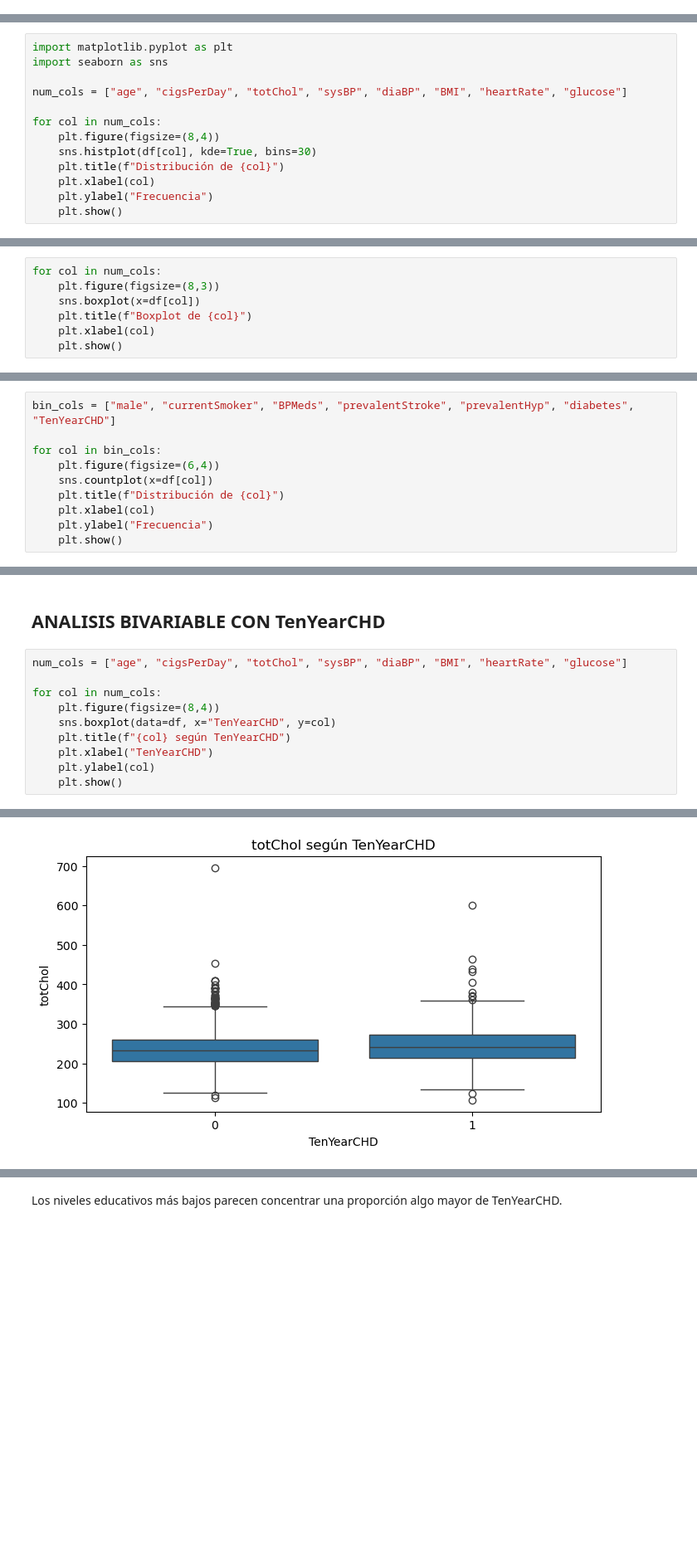
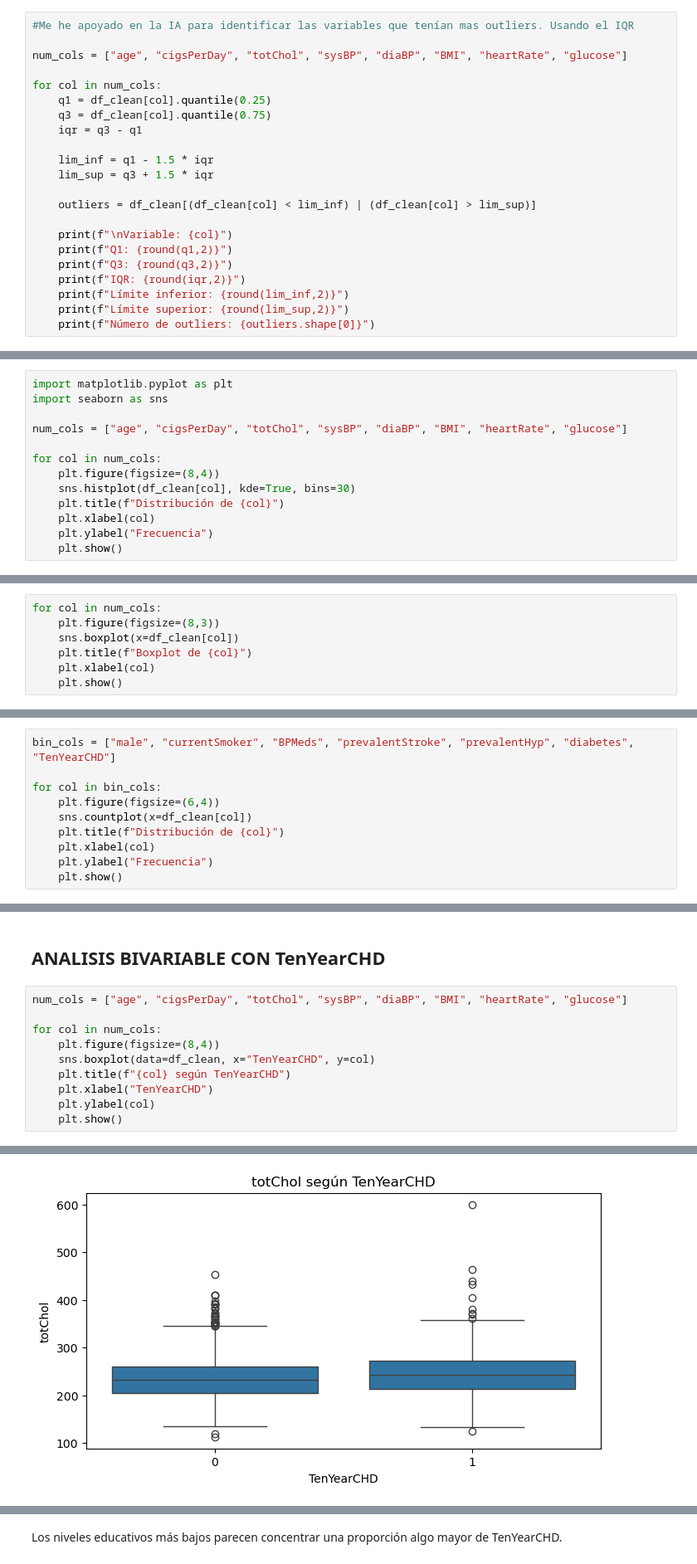
Before and after one commit to PedroSMHinarejos/Trabajo_Individual_EDA, a Jupyter notebook: src/EDA_NHLBI.ipynb, the cells around one changed output, grey strips where cells are left out. Shown at 83% size. Drawn from its saved outputs; the diff is of its cells as text; blank space fills up the shorter version.

```diff
--- a/src/EDA_NHLBI.ipynb
+++ b/src/EDA_NHLBI.ipynb
@@ -118,2 +152,24 @@ df.duplicated().sum()
 # %% [output]
 np.int64(0)
+# %%
+#Me he apoyado en la IA para identificar las variables que tenían mas outliers. Usando el IQR
+
+num_cols = ["age", "cigsPerDay", "totChol", "sysBP", "diaBP", "BMI", "heartRate", "glucose"]
+
+for col in num_cols:
+    q1 = df_clean[col].quantile(0.25)
+    q3 = df_clean[col].quantile(0.75)
+    iqr = q3 - q1
+
+    lim_inf = q1 - 1.5 * iqr
+    lim_sup = q3 + 1.5 * iqr
+
+    outliers = df_clean[(df_clean[col] < lim_inf) | (df_clean[col] > lim_sup)]
+
+    print(f"\nVariable: {col}")
+    print(f"Q1: {round(q1,2)}")
+    print(f"Q3: {round(q3,2)}")
+    print(f"IQR: {round(iqr,2)}")
+    print(f"Límite inferior: {round(lim_inf,2)}")
+    print(f"Límite superior: {round(lim_sup,2)}")
+    print(f"Número de outliers: {outliers.shape[0]}")
@@ -189,7 +265,7 @@ num_cols = ["age", "cigsPerDay", "totChol", "sysBP", "diaBP", "BMI", "heartRate"
 
 for col in num_cols:
     plt.figure(figsize=(8,4))
-    sns.histplot(df[col], kde=True, bins=30)
+    sns.histplot(df_clean[col], kde=True, bins=30)
     plt.title(f"Distribución de {col}")
     plt.xlabel(col)
     plt.ylabel("Frecuencia")
@@ -211,7 +287,7 @@ BMI y heartRate están más concentradas, aunque también presentan cierta dispe
 # %%
 for col in num_cols:
     plt.figure(figsize=(8,3))
-    sns.boxplot(x=df[col])
+    sns.boxplot(x=df_clean[col])
     plt.title(f"Boxplot de {col}")
     plt.xlabel(col)
     plt.show()
@@ -234,7 +310,7 @@ bin_cols = ["male", "currentSmoker", "BPMeds", "prevalentStroke", "prevalentHyp"
 
 for col in bin_cols:
     plt.figure(figsize=(6,4))
-    sns.countplot(x=df[col])
+    sns.countplot(x=df_clean[col])
     plt.title(f"Distribución de {col}")
     plt.xlabel(col)
     plt.ylabel("Frecuencia")
@@ -294,7 +360,7 @@ num_cols = ["age", "cigsPerDay", "totChol", "sysBP", "diaBP", "BMI", "heartRate"
 
 for col in num_cols:
     plt.figure(figsize=(8,4))
-    sns.boxplot(data=df, x="TenYearCHD", y=col)
+    sns.boxplot(data=df_clean, x="TenYearCHD", y=col)
     plt.title(f"{col} según TenYearCHD")
     plt.xlabel("TenYearCHD")
     plt.ylabel(col)
@@ -305 +371 @@ for col in num_cols:
-[figure, old version]
+[figure, new version]
```
Also changed, not shown: parts of 49 cells of this notebook.
